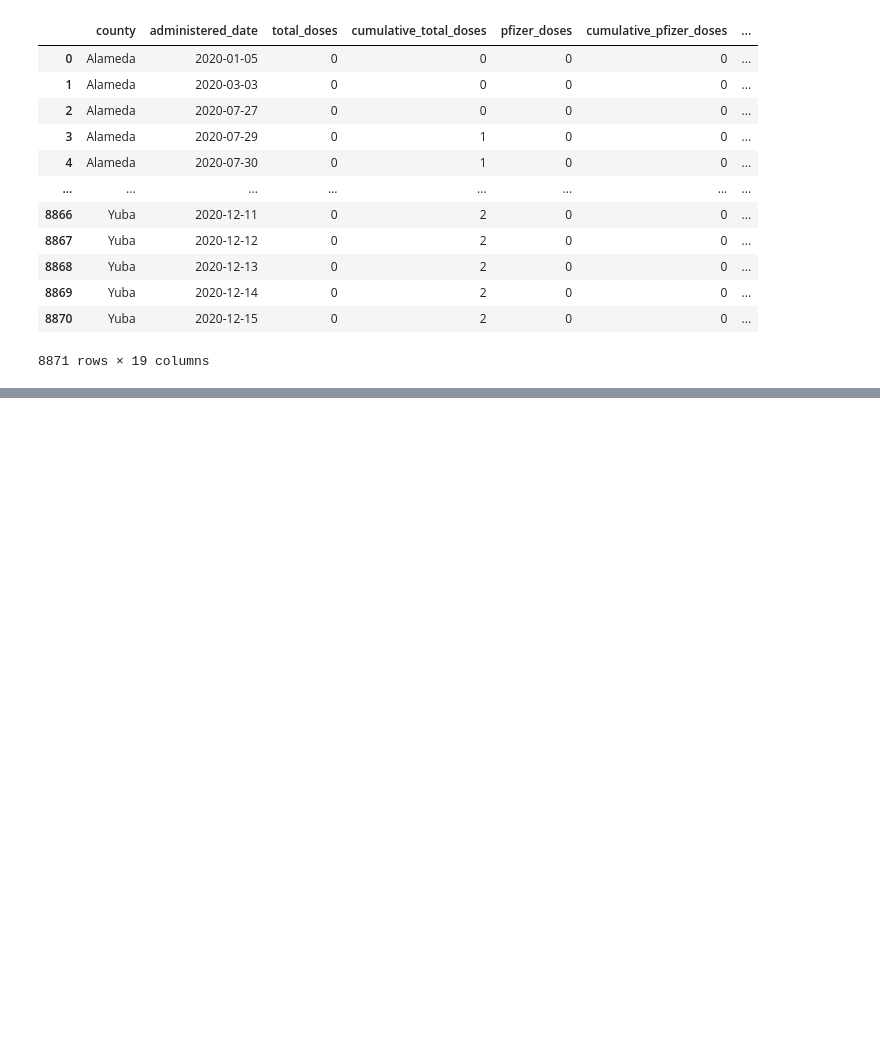
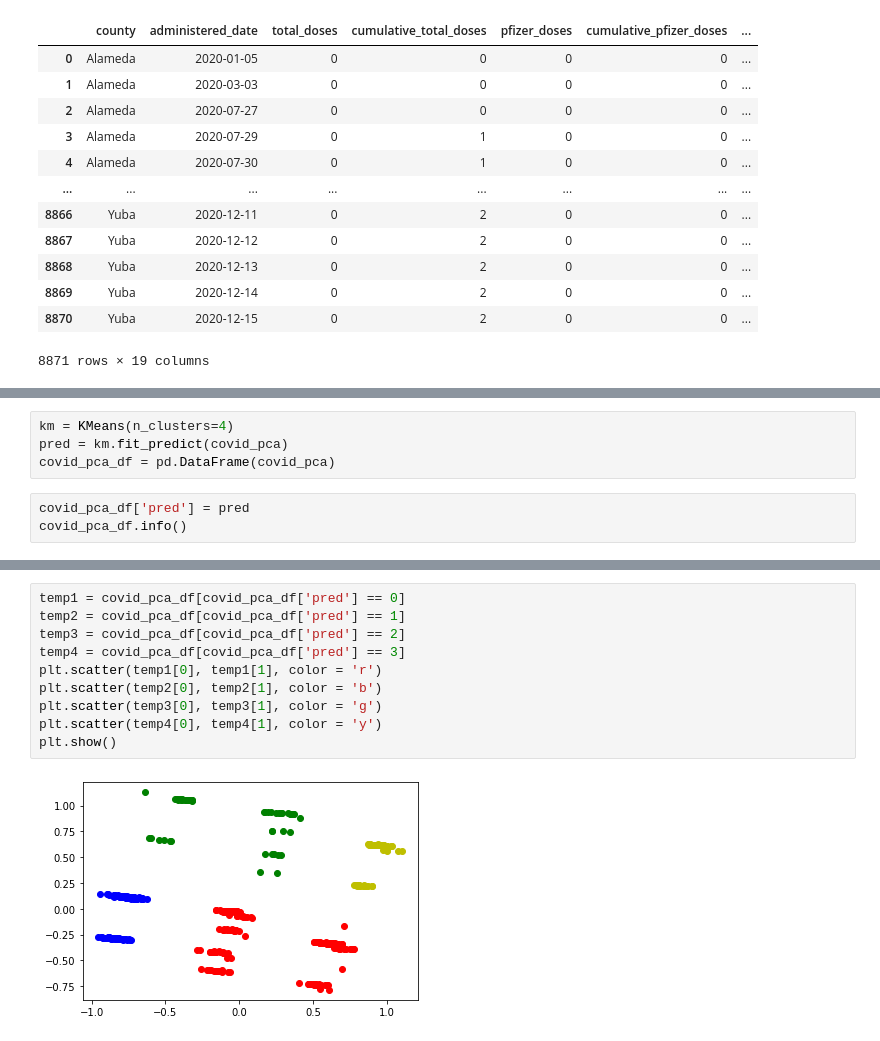
Before and after one commit to RunfengJiang/CMPE-255_Project_Team8, a Jupyter notebook: scripts/classificationModels.ipynb, the cells around one changed output, grey strips where cells are left out. Cells and saved outputs as stored; diff of their text form; blank space fills up the shorter version.

```diff
--- a/scripts/classificationModels.ipynb
+++ b/scripts/classificationModels.ipynb
@@ -161,0 +188,7 @@ None
+# %%
+km = KMeans(n_clusters=4)
+pred = km.fit_predict(covid_pca)
+covid_pca_df = pd.DataFrame(covid_pca)
+# %%
+covid_pca_df['pred'] = pred
+covid_pca_df.info()
@@ -161,0 +214,12 @@ None
+# %%
+temp1 = covid_pca_df[covid_pca_df['pred'] == 0]
+temp2 = covid_pca_df[covid_pca_df['pred'] == 1]
+temp3 = covid_pca_df[covid_pca_df['pred'] == 2]
+temp4 = covid_pca_df[covid_pca_df['pred'] == 3]
+plt.scatter(temp1[0], temp1[1], color = 'r')
+plt.scatter(temp2[0], temp2[1], color = 'b')
+plt.scatter(temp3[0], temp3[1], color = 'g')
+plt.scatter(temp4[0], temp4[1], color = 'y')
+plt.show()
+# %% [output]
+[figure, added]
```
Also changed, not shown: parts of 8 cells of this notebook, 1 other file.
